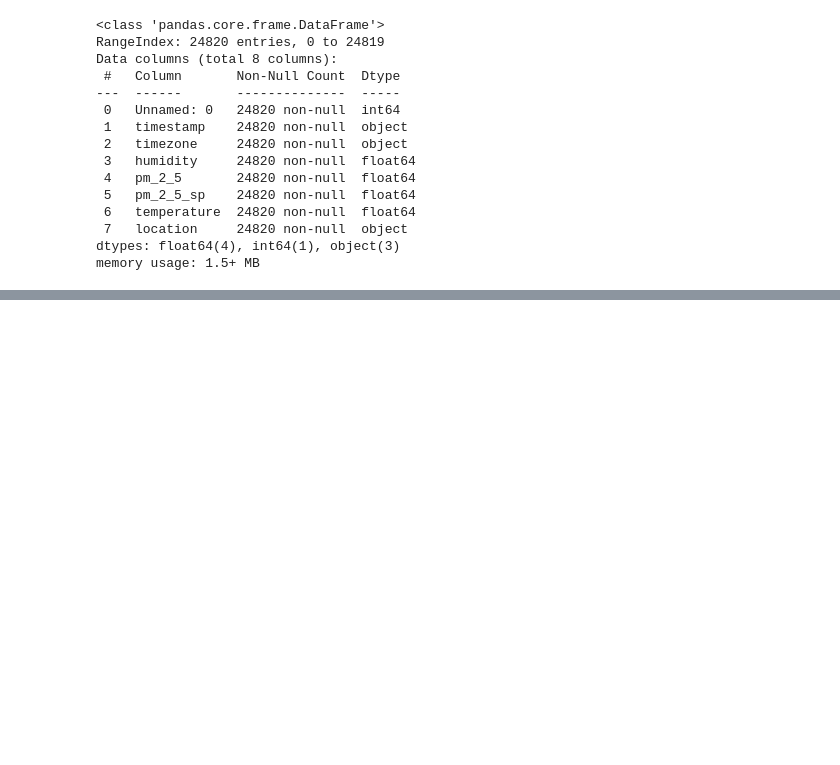
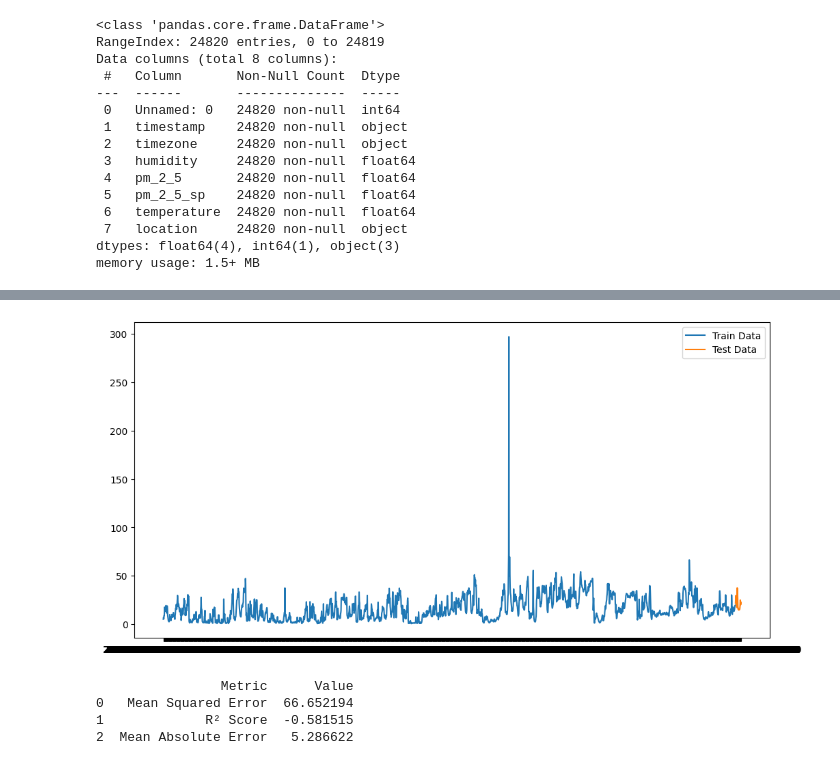
Before and after one commit to KIM2548TH/termproject1-2_cleandata, a Jupyter notebook: test3_pitta.ipynb, the cells around one changed output, grey strips where cells are left out. Saved outputs shown, nothing was run; the diff lists cells and outputs as text; code cells hidden in the pictures; blank space fills up the shorter version.

```diff
--- a/test3_pitta.ipynb
+++ b/test3_pitta.ipynb
@@ -281,0 +323,61 @@ memory usage: 1.5+ MB
+# %%
+import pandas as pd
+import matplotlib.pyplot as plt
+from statsmodels.tsa.statespace.sarimax import SARIMAX
+from sklearn.metrics import mean_squared_error, r2_score, mean_absolute_error
+
+# โหลดข้อมูลจากไฟล์ CSV
+file_path = "cleaned_data.csv"  # แก้ไขเป็น path ที่ถูกต้องถ้าไฟล์อยู่ที่อื่น
+df = pd.read_csv(file_path)
+
+# ตั้งค่า timestamp เป็น index โดยไม่แปลงเป็น datetime
+df.set_index('timestamp', inplace=True)
+
+# เลือกคอลัมน์ pm_2_5 สำหรับการทำนาย
+data = df['pm_2_5']
+
+# เลือกข้อมูลรายชั่วโมงของช่วง 100 วันหลังสุด
+last_100_days = data[-100*24:]
+
+# แบ่งข้อมูลเป็นชุดฝึกและชุดทดสอบ
+train_data = last_100_days[:-24]
+test_data = last_100_days[-24:]
+
+# สร้างและฝึกโมเดล SARIMAX
+model = SARIMAX(train_data, order=(1, 1, 1), seasonal_order=(1, 1, 1, 24))
+model_fit = model.fit(disp=False)
+
+# ทำนายค่า PM 2.5 ใน 1 วันข้างหน้า (24 ชั่วโมง)
+forecast_steps = 24  # จำนวนชั่วโมงที่ต้องการทำนาย
+forecast = model_fit.forecast(steps=forecast_steps)
+
+# สร้างช่วงเวลาใหม่สำหรับการทำนาย
+last_timestamp = pd.to_datetime(train_data.index[-1])
+forecast_index = pd.date_range(start=last_timestamp, periods=forecast_steps + 1, freq='H')[1:]
+
+# แสดงผลการทำนาย
+plt.figure(figsize=(12, 6))
+plt.plot(train_data.index, train_data, label='Train Data')
+plt.plot(test_data.index, test_data, label='Test Data')
+# plt.plot(forecast_index, forecast, label='Forecast', color='red')
+plt.legend()
+plt.show()
+
+# ประเมินผลการทำนาย
+mse = mean_squared_error(test_data, forecast)
+r2 = r2_score(test_data, forecast)
+mae = mean_absolute_error(test_data, forecast)
+
+# สร้าง DataFrame สำหรับแสดงผลการประเมิน
+evaluation_results = pd.DataFrame({
+    'Metric': ['Mean Squared Error', 'R² Score', 'Mean Absolute Error'],
+    'Value': [mse, r2, mae]
+})
+
+print(evaluation_results)
+# %% [output]
+[figure, added]
+                Metric      Value
+0   Mean Squared Error  66.652194
+1             R² Score  -0.581515
+2  Mean Absolute Error   5.286622
```
Also changed, not shown: parts of 5 cells of this notebook.
